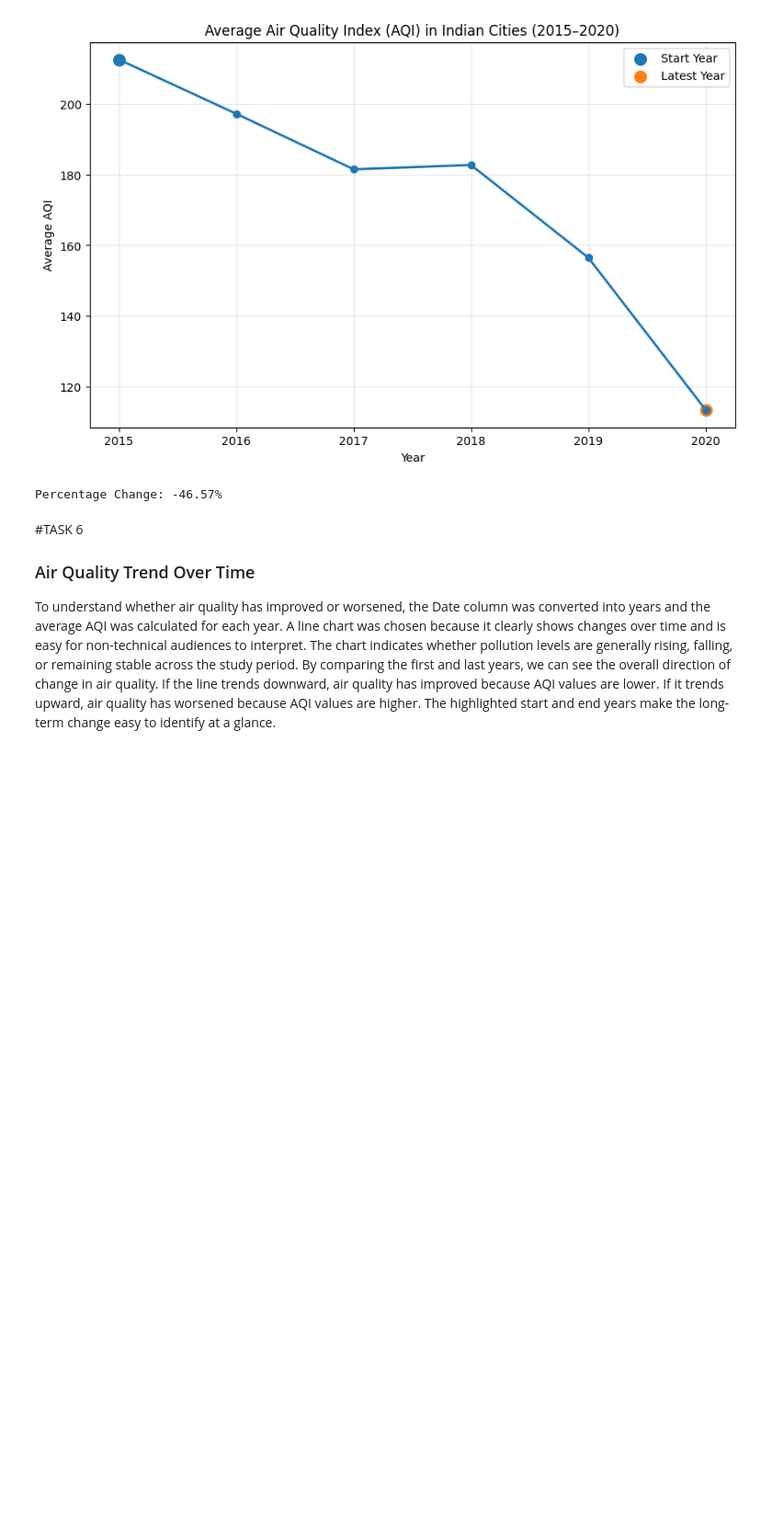
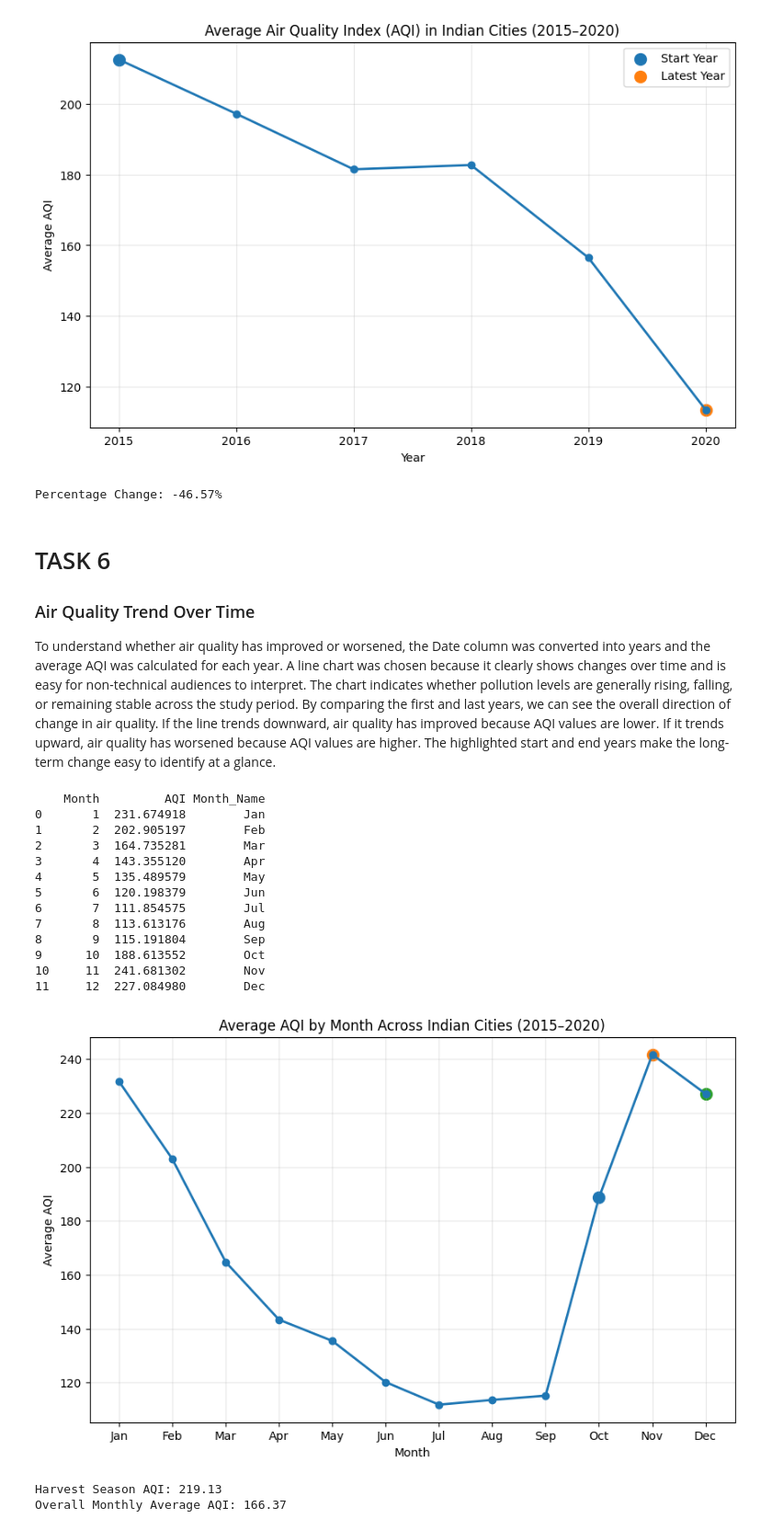
Before and after one commit to sharonmattheww/ML-lab-2547247, a Jupyter notebook: LAB-1/lab1.ipynb, the cells around one changed output. Shown at 92% size. Drawn from its saved outputs; the diff is of its cells as text; code cells hidden in the pictures; blank space fills up the shorter version.

```diff
--- a/LAB-1/lab1.ipynb
+++ b/LAB-1/lab1.ipynb
@@ -607,7 +601,83 @@ print(f"Percentage Change: {change:.2f}%")
 [figure]
 Percentage Change: -46.57%
 # %% [markdown]
-#TASK 6
+# TASK 6
 ### Air Quality Trend Over Time
 
 To understand whether air quality has improved or worsened, the Date column was converted into years and the average AQI was calculated for each year. A line chart was chosen because it clearly shows changes over time and is easy for non-technical audiences to interpret. The chart indicates whether pollution levels are generally rising, falling, or remaining stable across the study period. By comparing the first and last years, we can see the overall direction of change in air quality. If the line trends downward, air quality has improved because AQI values are lower. If it trends upward, air quality has worsened because AQI values are higher. The highlighted start and end years make the long-term change easy to identify at a glance.
+# %%
+# Convert Date column to datetime
+city_df['Date'] = pd.to_datetime(city_df['Date'])
+
+# Extract month
+city_df['Month'] = city_df['Date'].dt.month
+
+# Month names
+month_names = {
+    1:'Jan', 2:'Feb', 3:'Mar', 4:'Apr',
+    5:'May', 6:'Jun', 7:'Jul', 8:'Aug',
+    9:'Sep', 10:'Oct', 11:'Nov', 12:'Dec'
+}
+
+# Average AQI by month
+monthly_aqi = city_df.groupby('Month')['AQI'].mean().reset_index()
+
+monthly_aqi['Month_Name'] = monthly_aqi['Month'].map(month_names)
+
+print(monthly_aqi)
+
+# Plot
+plt.figure(figsize=(10,6))
+
+plt.plot(
+    monthly_aqi['Month_Name'],
+    monthly_aqi['AQI'],
+    marker='o',
+    linewidth=2
+)
+
+# Highlight harvest season
+for month in ['Oct', 'Nov', 'Dec']:
+    value = monthly_aqi.loc[
+        monthly_aqi['Month_Name'] == month,
+        'AQI'
+    ].values[0]
+
+    plt.scatter(month, value, s=100)
+
+plt.title(
+    'Average AQI by Month Across Indian Cities (2015–2020)'
+)
+
+plt.xlabel('Month')
+plt.ylabel('Average AQI')
+plt.grid(True, alpha=0.3)
+
+plt.show()
+
+# Average AQI during harvest season
+harvest_avg = monthly_aqi[
+    monthly_aqi['Month'].isin([10,11,12])
+]['AQI'].mean()
+
+overall_avg = monthly_aqi['AQI'].mean()
+
+print("Harvest Season AQI:", round(harvest_avg,2))
+print("Overall Monthly Average AQI:", round(overall_avg,2))
+# %% [output]
+    Month         AQI Month_Name
+0       1  231.674918        Jan
+1       2  202.905197        Feb
+2       3  164.735281        Mar
+3       4  143.355120        Apr
+4       5  135.489579        May
+5       6  120.198379        Jun
+6       7  111.854575        Jul
+7       8  113.613176        Aug
+8       9  115.191804        Sep
+9      10  188.613552        Oct
+10     11  241.681302        Nov
+11     12  227.084980        Dec
+[figure, added]
+Harvest Season AQI: 219.13
+Overall Monthly Average AQI: 166.37
```
Also changed, not shown: parts of 17 cells of this notebook, 12 other files.
